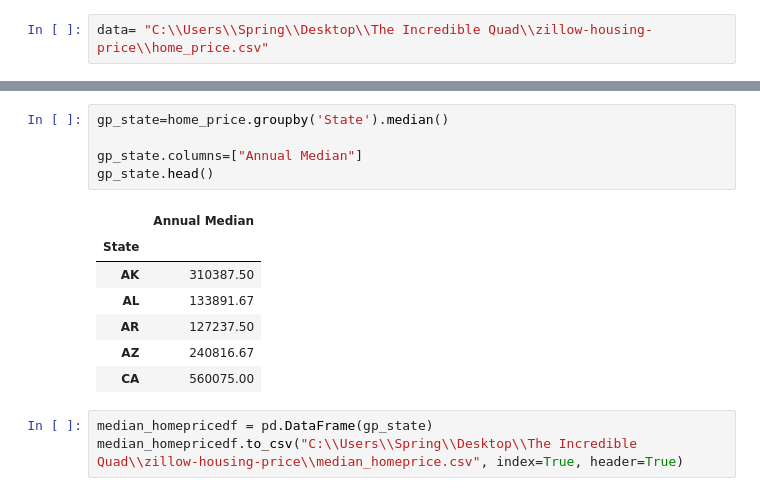
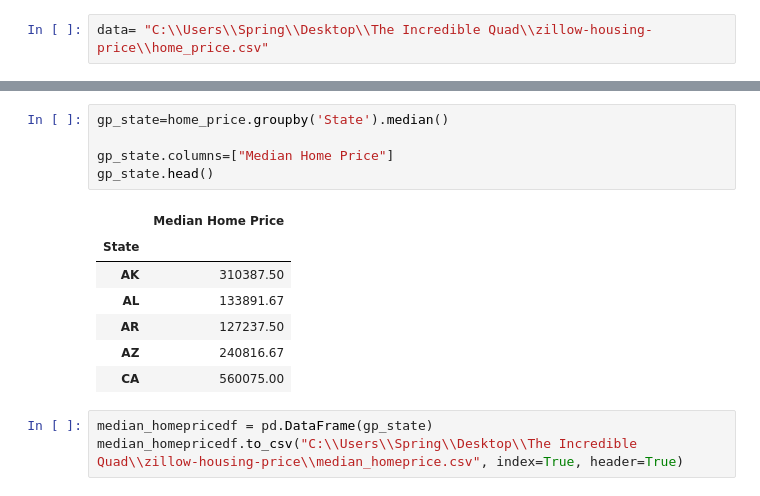
Before and after one commit to prakashbalasubramaniam/The_Incredible_Quad, a Jupyter notebook: Bahar_homeprice/TotalTax_MedianHomePrice.ipynb, the cells around one changed output, grey strips where cells are left out. Saved outputs shown, nothing was run; the diff lists cells and outputs as text.

```diff
--- a/Bahar_homeprice/TotalTax_MedianHomePrice.ipynb
+++ b/Bahar_homeprice/TotalTax_MedianHomePrice.ipynb
@@ -14,10 +12,10 @@ home_price= pd.read_csv(data)
 # %%
 gp_state=home_price.groupby('State').median()
 
-gp_state.columns=["Annual Median"]
+gp_state.columns=["Median Home Price"]
 gp_state.head()
 # %% [output]
-|  | Annual Median |
+|  | Median Home Price |
 | State |  |
 | AK | 310387.50 |
 | AL | 133891.67 |
```
Also changed, not shown: parts of 10 cells of this notebook.
